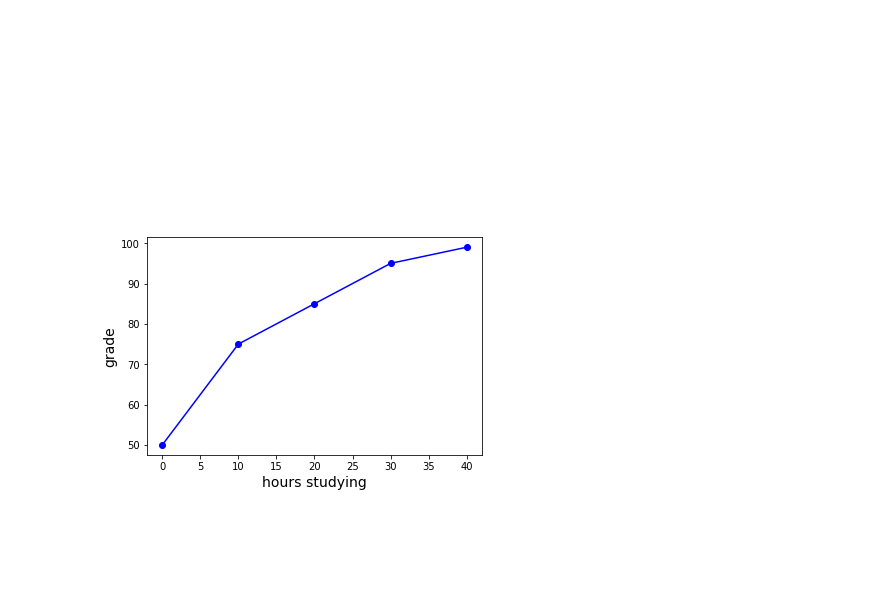
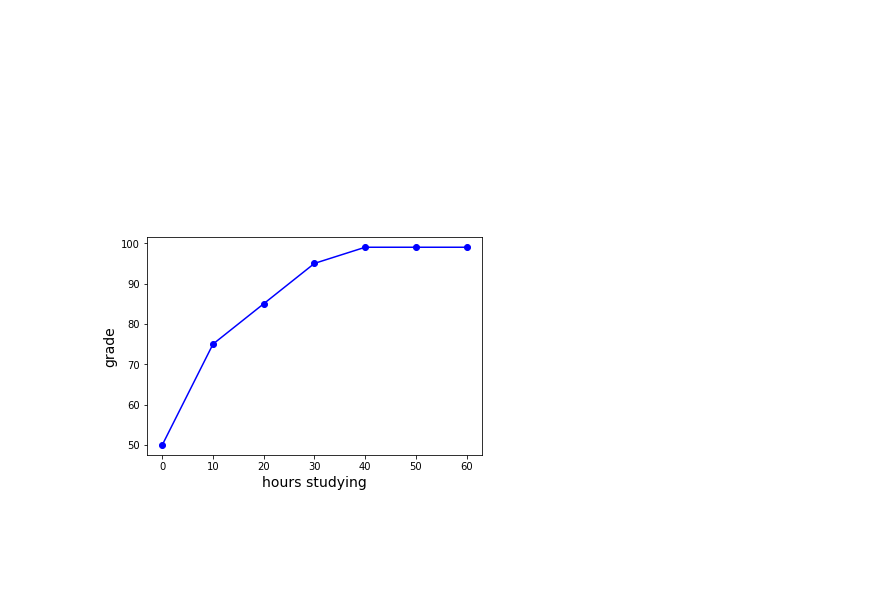
Before and after one commit to iit-cs579/main, a Jupyter notebook: lec/l01/l01.ipynb, the cells around one changed output. Saved outputs shown, nothing was run; the diff lists cells and outputs as text; code cells hidden in the pictures.

```diff
--- a/lec/l01/l01.ipynb
+++ b/lec/l01/l01.ipynb
@@ -212,14 +212,14 @@ my_sum([1, 2, 3, 4, 5, 6, 7, 8, 9])
 # %%
 %matplotlib inline
 import matplotlib.pyplot as plt
 import numpy as np
 
-plt.plot(np.arange(5)*10, [50, 75, 85, 95, 99], 'bo-')
+plt.plot(np.arange(7)*10, [50, 75, 85, 95, 99, 99, 99], 'bo-')
 plt.xlabel('hours studying', size=14)
 plt.ylabel('grade', size=14)
 plt.show()
 # %% [output]
-[figure, old version]
+[figure, new version]
 # %% [markdown]
 
 
```
Also changed, not shown: parts of 12 cells of this notebook, 1 other file.
